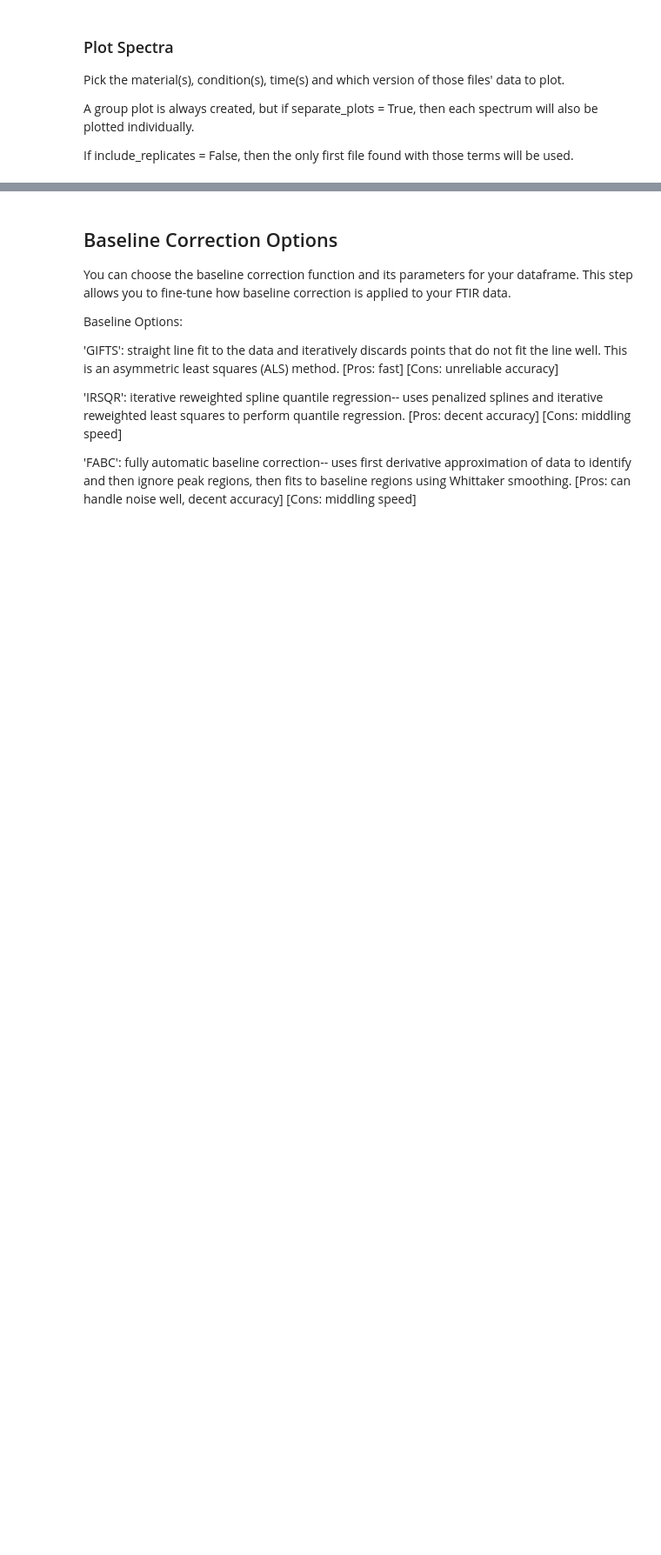
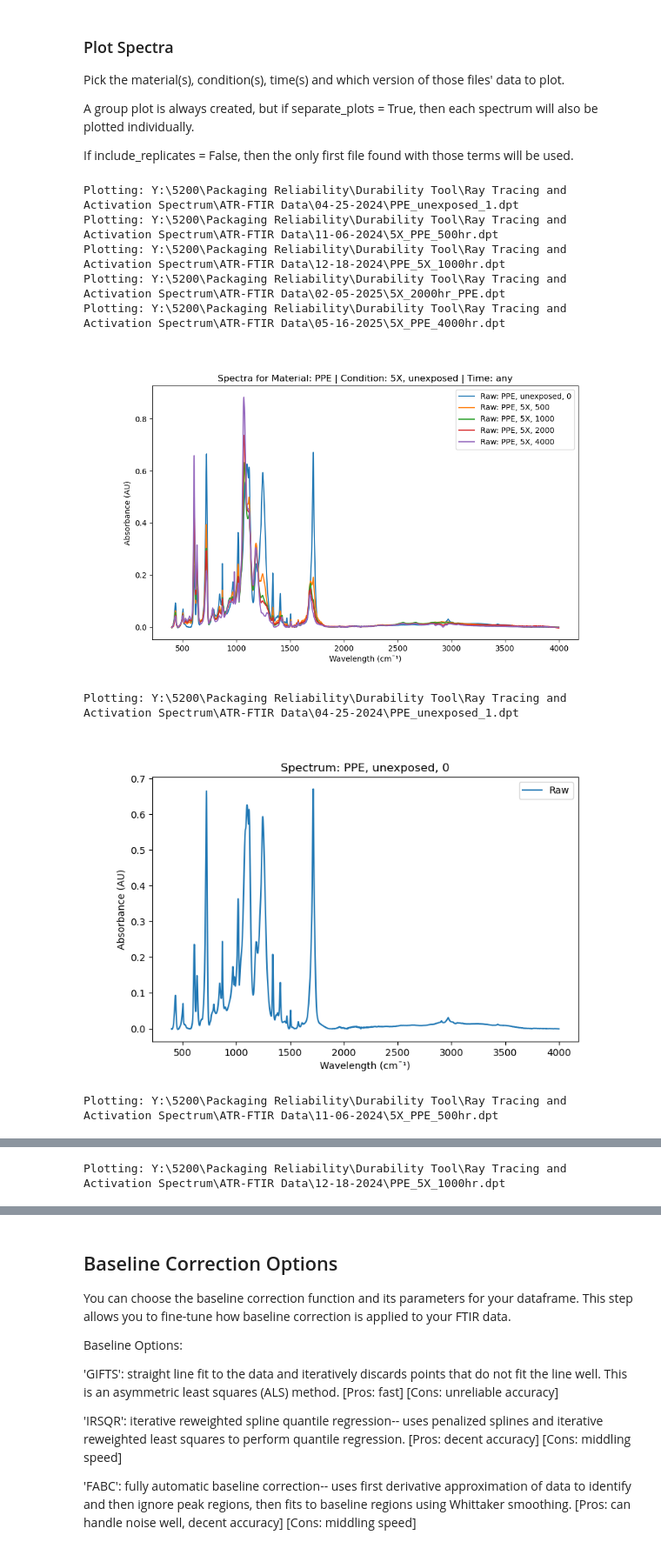
Before and after one commit to Trenton-Wells/FTIR-data-analysis-PV, a Jupyter notebook: Trenton_Project/Main.ipynb, the cells around one changed output, grey strips where cells are left out. Shown at 87% size. Saved outputs shown, nothing was run; the diff lists cells and outputs as text; code cells hidden in the pictures; blank space fills up the shorter version.

Commit message:
Continued development of plotting in Main.ipynb.

```diff
--- a/Trenton_Project/Main.ipynb
+++ b/Trenton_Project/Main.ipynb
@@ -122,15 +110,27 @@ A group plot is always created, but if separate_plots = True, then each spectrum
 
 If include_replicates = False, then the only first file found with those terms will be used.
 # %%
+matplotlib.use("ipympl") # Use ipympl backend for interactive plots in Jupyter Notebooks
 # Set parameters for filtering and plotting
 materials = "PPE"  # Example material
 conditions = "5X, unexposed"  # Example conditions
 times = "any"       # Example time
 raw_data = True
 baseline = False
 baseline_corrected = False
 separate_plots = True
-include_replicates = True
+include_replicates = False
+zoom = None # Set to "x_minimum-x_maximum" format, e.g., "400-4000", or None for no zoom
 
 # Call the function to plot the grouped spectra
-plot_grouped_spectra(FTIR_dataframe=FTIR_dataframe, materials=materials, conditions=conditions, times=times, raw_data=raw_data, baseline=baseline, baseline_corrected=baseline_corrected, separate_plots=separate_plots, include_replicates=include_replicates)
+plot_grouped_spectra(FTIR_dataframe=FTIR_dataframe, materials=materials, conditions=conditions, times=times, raw_data=raw_data, baseline=baseline, baseline_corrected=baseline_corrected, separate_plots=separate_plots, include_replicates=include_replicates, zoom=zoom)
+# %% [output]
+Plotting: Y:\5200\Packaging Reliability\Durability Tool\Ray Tracing and Activation Spectrum\ATR-FTIR Data\04-25-2024\PPE_unexposed_1.dpt
+Plotting: Y:\5200\Packaging Reliability\Durability Tool\Ray Tracing and Activation Spectrum\ATR-FTIR Data\11-06-2024\5X_PPE_500hr.dpt
+Plotting: Y:\5200\Packaging Reliability\Durability Tool\Ray Tracing and Activation Spectrum\ATR-FTIR Data\12-18-2024\PPE_5X_1000hr.dpt
+Plotting: Y:\5200\Packaging Reliability\Durability Tool\Ray Tracing and Activation Spectrum\ATR-FTIR Data\02-05-2025\5X_2000hr_PPE.dpt
+Plotting: Y:\5200\Packaging Reliability\Durability Tool\Ray Tracing and Activation Spectrum\ATR-FTIR Data\05-16-2025\5X_PPE_4000hr.dpt
+[figure, added]
+Plotting: Y:\5200\Packaging Reliability\Durability Tool\Ray Tracing and Activation Spectrum\ATR-FTIR Data\04-25-2024\PPE_unexposed_1.dpt
+[figure, added]
+Plotting: Y:\5200\Packaging Reliability\Durability Tool\Ray Tracing and Activation Spectrum\ATR-FTIR Data\11-06-2024\5X_PPE_500hr.dpt
@@ -136,0 +138 @@ plot_grouped_spectra(FTIR_dataframe=FTIR_dataframe, materials=materials, conditi
+Plotting: Y:\5200\Packaging Reliability\Durability Tool\Ray Tracing and Activation Spectrum\ATR-FTIR Data\12-18-2024\PPE_5X_1000hr.dpt
```
Also changed, not shown: parts of 11 cells of this notebook, 4 other files.
